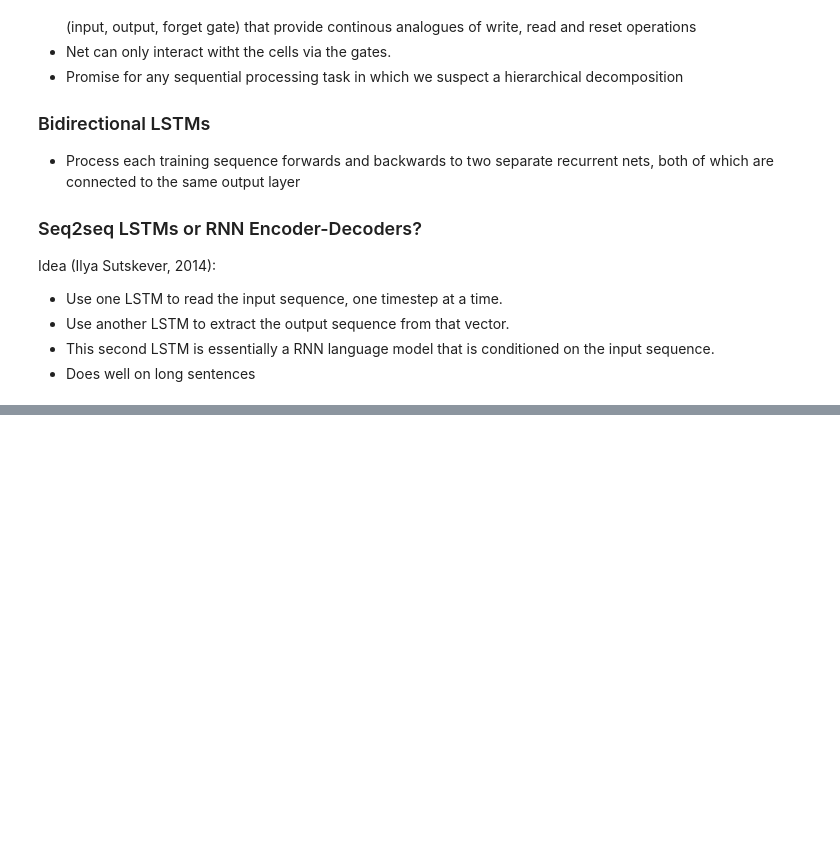
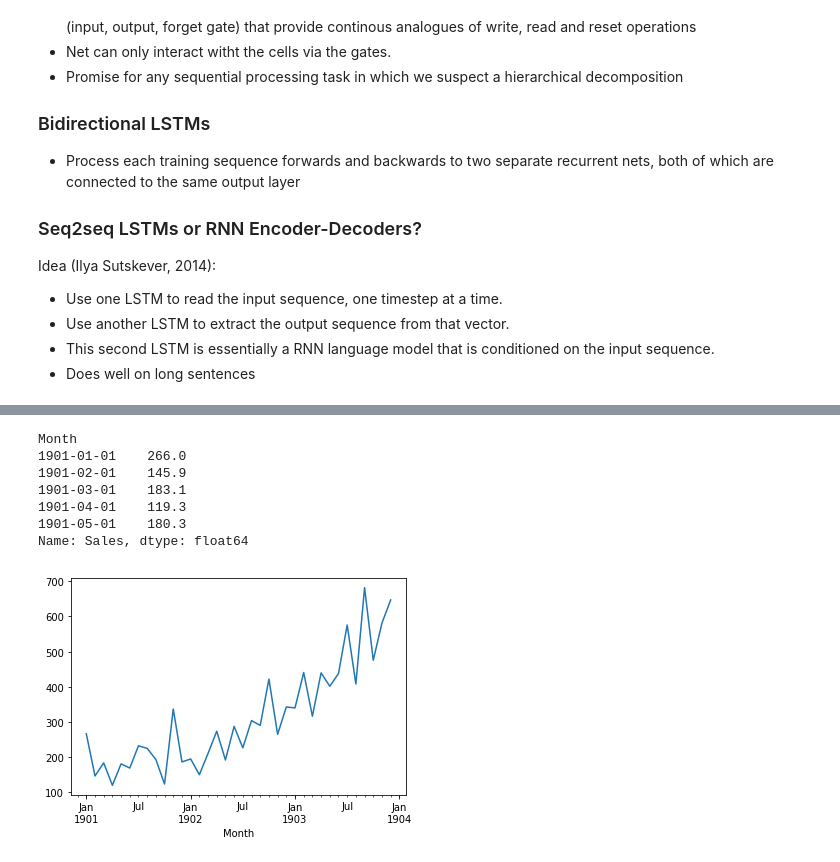
Before and after one commit to tm1611/M4-Statistical-Methods, a Jupyter notebook: Jupyter Notebooks/Brownlee - RNN and LSTM for Time Series Forecasting.ipynb, the cells around one changed output, grey strips where cells are left out. Cells and saved outputs as stored; diff of their text form; code cells hidden in the pictures; blank space fills up the shorter version.

```diff
--- a/Jupyter Notebooks/Brownlee - RNN and LSTM for Time Series Forecasting.ipynb
+++ b/Jupyter Notebooks/Brownlee - RNN and LSTM for Time Series Forecasting.ipynb
@@ -134,0 +247,22 @@ Idea (Ilya Sutskever, 2014):
+# %%
+def parser(x):
+    return datetime.datetime.strptime('190'+x, '%Y-%m')
+
+# set "squeeze=True" to return a Series instead of a DataFrame
+series = pd.read_csv('../data/shampoo.csv',
+                     parse_dates=[0],
+                     date_parser=parser,
+                     index_col=0,
+                     squeeze=True)
+
+print(series.head())
+series.plot();
+# %% [output]
+Month
+1901-01-01    266.0
+1901-02-01    145.9
+1901-03-01    183.1
+1901-04-01    119.3
+1901-05-01    180.3
+Name: Sales, dtype: float64
+[figure, added]
```
Also changed, not shown: parts of 20 cells of this notebook, 4 other files.
